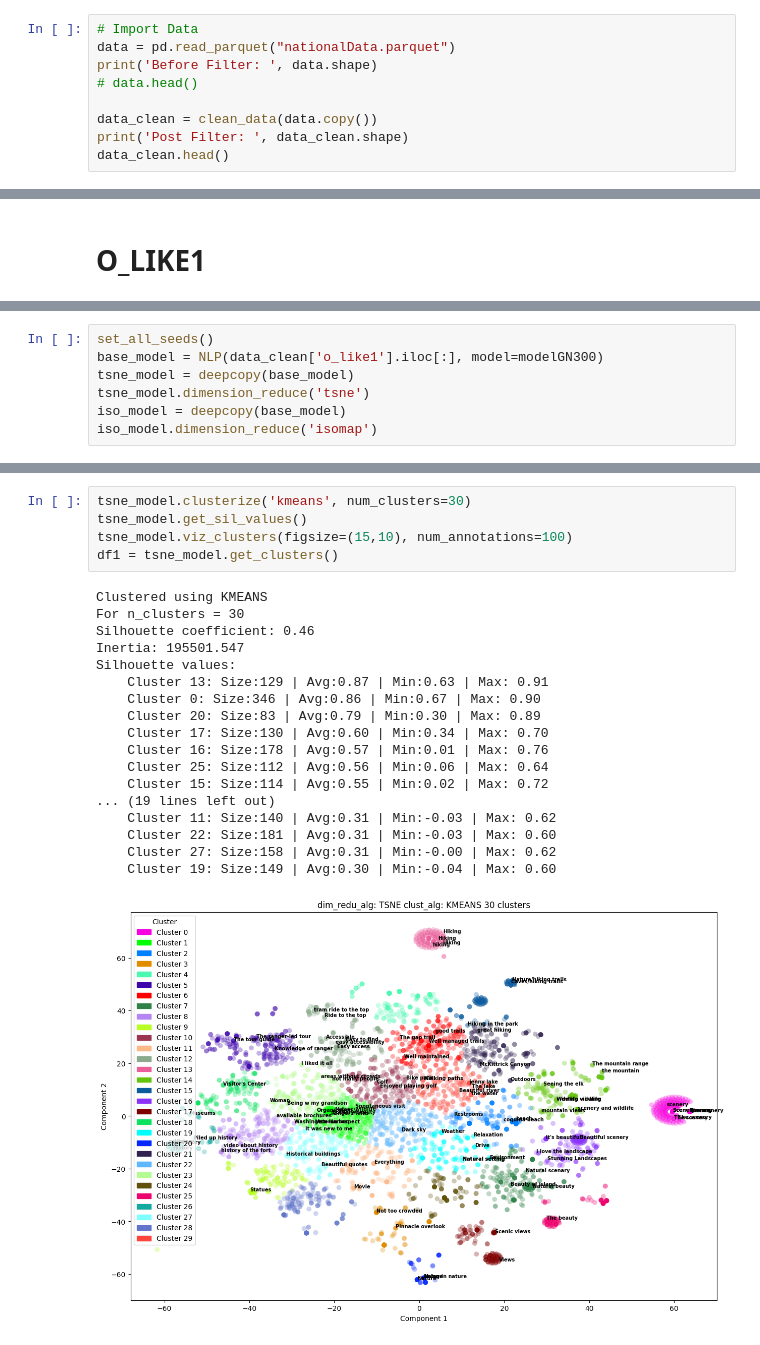
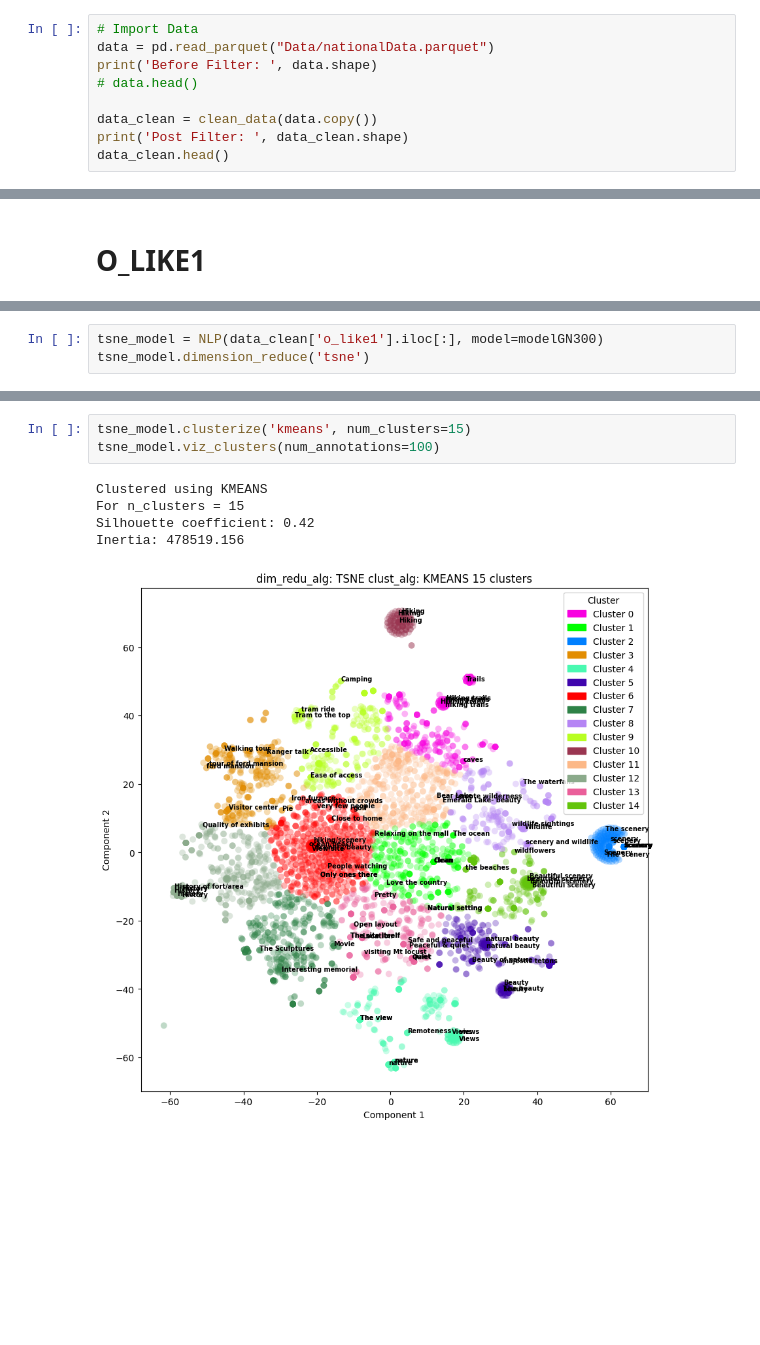
Before and after one commit to austinlackey/nps-sem, a Jupyter notebook: Code/test.ipynb, the cells around one changed output, grey strips where cells are left out. Cells and saved outputs as stored; diff of their text form; blank space fills up the shorter version.

```diff
--- a/Code/test.ipynb
+++ b/Code/test.ipynb
@@ -433,6 +452,6 @@ class NLP():
 # %%
 # Import Data
-data = pd.read_parquet("nationalData.parquet")
+data = pd.read_parquet("Data/nationalData.parquet")
 print('Before Filter: ', data.shape)
 # data.head()
 
@@ -457,10 +585,6 @@ modelGN300 = api.load('word2vec-google-news-300')
 # %%
-set_all_seeds()
-base_model = NLP(data_clean['o_like1'].iloc[:], model=modelGN300)
-tsne_model = deepcopy(base_model)
+tsne_model = NLP(data_clean['o_like1'].iloc[:], model=modelGN300)
 tsne_model.dimension_reduce('tsne')
-iso_model = deepcopy(base_model)
-iso_model.dimension_reduce('isomap')
 # %% [output]
 Seeds have been set to: 42
 4990 total samples
@@ -470,24 +593,9 @@ Reduced dimensions to 2 using ISOMAP
 # %%
-tsne_model.clusterize('kmeans', num_clusters=30)
-tsne_model.get_sil_values()
-tsne_model.viz_clusters(figsize=(15,10), num_annotations=100)
-df1 = tsne_model.get_clusters()
+tsne_model.clusterize('kmeans', num_clusters=15)
+tsne_model.viz_clusters(num_annotations=100)
 # %% [output]
 Clustered using KMEANS
-For n_clusters = 30
-Silhouette coefficient: 0.46
-Inertia: 195501.547
-Silhouette values:
-    Cluster 13: Size:129 | Avg:0.87 | Min:0.63 | Max: 0.91
-    Cluster 0: Size:346 | Avg:0.86 | Min:0.67 | Max: 0.90
-    Cluster 20: Size:83 | Avg:0.79 | Min:0.30 | Max: 0.89
-    Cluster 17: Size:130 | Avg:0.60 | Min:0.34 | Max: 0.70
-    Cluster 16: Size:178 | Avg:0.57 | Min:0.01 | Max: 0.76
-    Cluster 25: Size:112 | Avg:0.56 | Min:0.06 | Max: 0.64
-    Cluster 15: Size:114 | Avg:0.55 | Min:0.02 | Max: 0.72
-... (19 lines left out)
-    Cluster 11: Size:140 | Avg:0.31 | Min:-0.03 | Max: 0.62
-    Cluster 22: Size:181 | Avg:0.31 | Min:-0.03 | Max: 0.60
-    Cluster 27: Size:158 | Avg:0.31 | Min:-0.00 | Max: 0.62
-    Cluster 19: Size:149 | Avg:0.30 | Min:-0.04 | Max: 0.60
+For n_clusters = 15
+Silhouette coefficient: 0.42
+Inertia: 478519.156
-[figure, old version]
+[figure, new version]
```
Also changed, not shown: parts of 18 cells of this notebook.
